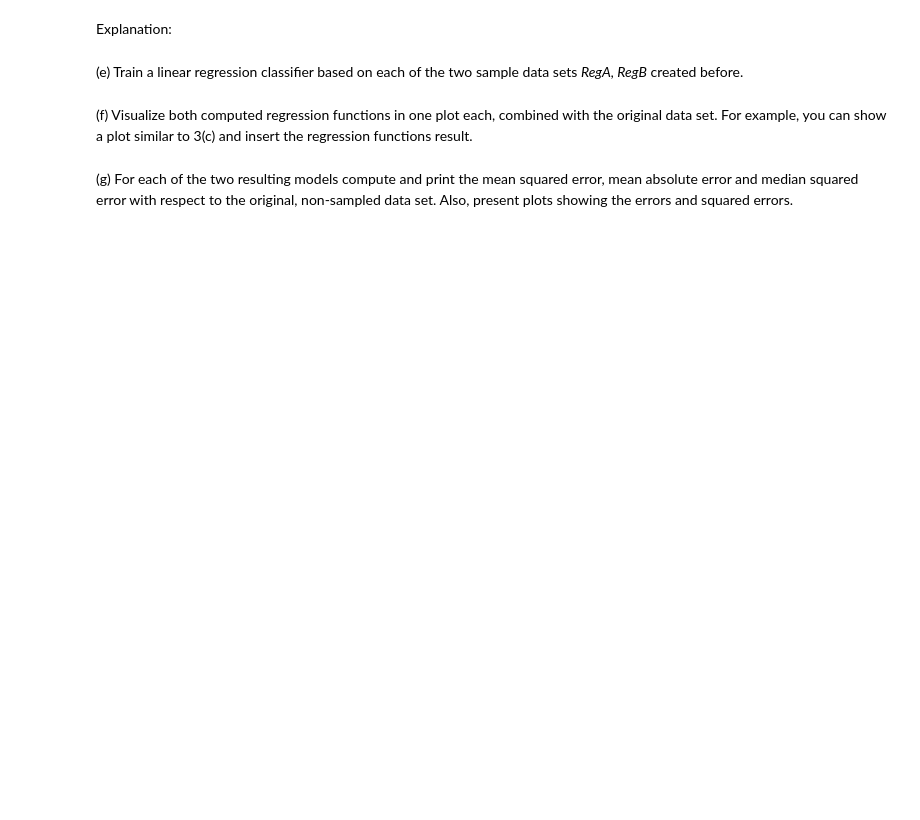
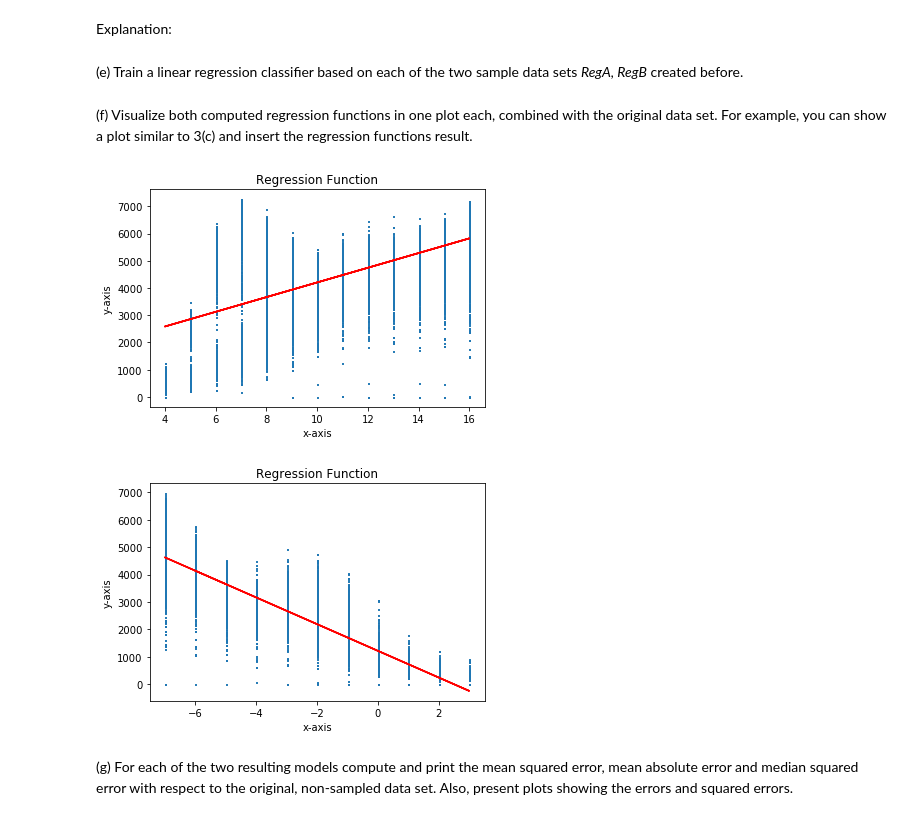
Before and after one commit to janhaa/data-science-ws1920, a Jupyter notebook: assignment1/IDS_Assignment_Part1.ipynb, the cells around one changed output. Drawn from its saved outputs; the diff is of its cells as text; code cells hidden in the pictures; blank space fills up the shorter version.

```diff
--- a/assignment1/IDS_Assignment_Part1.ipynb
+++ b/assignment1/IDS_Assignment_Part1.ipynb
@@ -283,2 +330,13 @@ Explanation:
+# %%
+# Your code:
+from sklearn.linear_model import LinearRegression
+
+# train the classifiers
+modelA = LinearRegression().fit(RegA[['date_time']], RegA[['population_density']])
+modelB = LinearRegression().fit(RegB[['date_time']], RegB[['population_density']])
+
+# use the trained classifier to make prediction
+y_predA = modelA.predict(RegA[['date_time']])
+y_predB = modelB.predict(RegB[['date_time']])
 # %% [markdown]
 (f) Visualize both computed regression functions in one plot each, combined with the original data set. For example, you can show a plot similar to 3(c) and insert the regression functions result.
@@ -287,2 +343,27 @@ Explanation:
+# %%
+# Your code:
+
+# visualize original data points
+plt.scatter(RegA[['date_time']], RegA[['population_density']], marker = "s", s = 1)
+
+# visualize regression function
+plt.plot(RegA[['date_time']], y_predA, color="r")
+plt.xlabel('x-axis')
+plt.ylabel('y-axis')
+plt.title('Regression Function')
+plt.show()
+
+# visualize original data points
+plt.scatter(RegB[['date_time']], RegB[['population_density']], marker = "s", s = 1)
+
+# visualize regression function
+plt.plot(RegB[['date_time']], y_predB, color="r")
+plt.xlabel('x-axis')
+plt.ylabel('y-axis')
+plt.title('Regression Function')
+plt.show()
+# %% [output]
+[figure, added]
+[figure, added]
 # %% [markdown]
    (g) For each of the two resulting models compute and print the mean squared error, mean absolute error and median squared error with respect to the original, non-sampled data set. Also, present plots showing the errors and squared errors.
```
Also changed, not shown: parts of 16 cells of this notebook, 9 other files.
